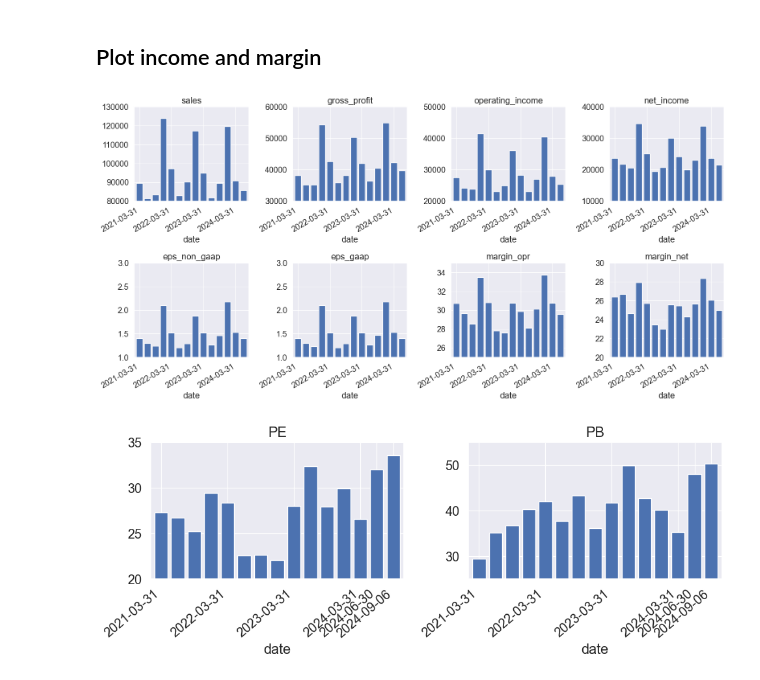
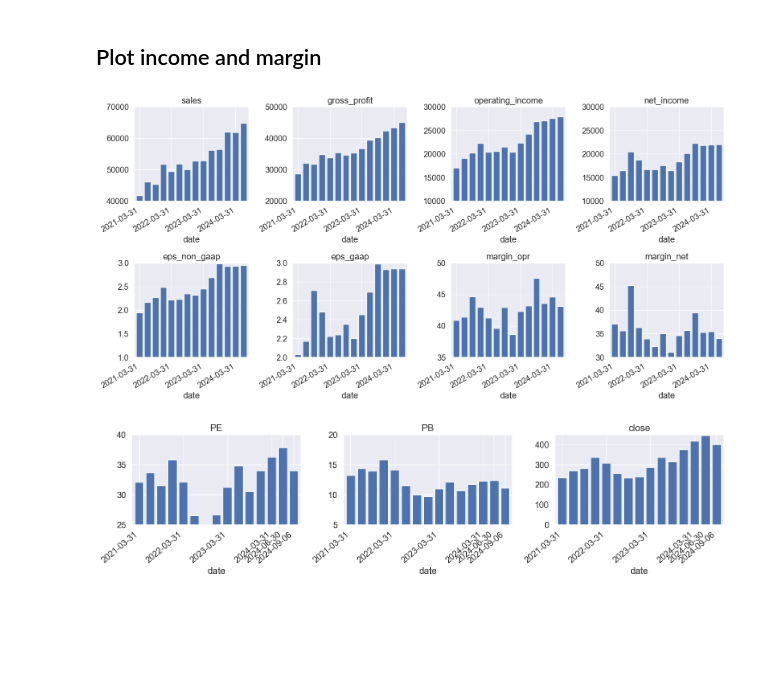
Before and after one commit to yuwei2341/stocks, a Jupyter notebook: Stock_ER.ipynb, the cells around one changed output. Cells and saved outputs as stored; diff of their text form; code cells hidden in the pictures; blank space fills up the shorter version.

```diff
--- a/Stock_ER.ipynb
+++ b/Stock_ER.ipynb
@@ -27,6 +32,6 @@ def get_data(query, repo, key, owner="post-no-preference", branch="master"):
 # %%
-stock = 'AAPL'
-date_start = '2019-12-31'
+stock = 'MSFT'
+date_start = '2017-12-31'
 # -- repo = earning
 query_income = f"""
 -- Data and TTM data from income statement
@@ -143,3 +148,5 @@ LEFT join cash c
     and i.`date` = c.`date`
     and i.period = c.period
 """
+repo = "earnings"
+df0 = get_data(query_income, repo, key)
@@ -231,0 +218,7 @@ Name: date, dtype: object
+# %%
+df_price['close'] = df_price['close'].fillna({
+    17: 337.29,
+    20: 419.21,
+})
+
+df_price
@@ -242,10 +253,16 @@ df2['PB'] = df2['close'] / df2['book_value_per_share']
 # %% [markdown]
 # Plot
 # %%
+is_post_covid = True
+
 if 'date' in df2:
     # Easier for plot with date directly
     # df2['date'] = pd.to_datetime(df2['date']).dt.date
     df2 = df2.set_index('date')
+
+if is_post_covid:
+    date_start_plot = '2020-12-31'  # else date_start
+    df2 = df2.loc[df2.index > date_start_plot, :]
 
 df2 = df2.rename({'income_after_depreciation_and_amortization': 'operating_income',
                   'diluted_eps_before_non_recurring_items': 'eps_non_gaap',
@@ -257,19 +274,6 @@ df2 = df2.rename({'income_after_depreciation_and_amortization': 'operating_incom
 # %% [markdown]
 ## Plot income and margin
 # %%
-def get_xy_lim(plot_values, unit=None):
-    '''Given a list of values for y, get the lower and upper limit of y-axis for plot
-    Note:
-        min_y is largest 10-base number smaller than min(plot_values)
-        max_y is smallest 10-base number larger than max(plot_values)
-        If unit is given, use unit to replace the 10-base
-    '''
-    min_val, max_val = int(min(plot_values)), int(max(plot_values))
-    unit = unit or 10**(len(str(min_val)) - 1)
-    min_y = min_val - min_val % unit
-    max_y = max_val - max_val % unit + unit
-    return min_y, max_y
-
 sns.set_theme(font_scale=1.3)
 
 # Revenue, Income and Margin
@@ -282,37 +286,39 @@ x_ticks = range(0, len(df_income), 4)
 x_labels = df_income.index.values[x_ticks]
 fig = plt.figure(figsize=(16, 8))
 cols_plot = ['sales', 'gross_profit', 'operating_income', 'net_income',
              'eps_non_gaap', 'eps_gaap', 'margin_opr', 'margin_net',]
 for i in range(1, 9):
     ax = fig.add_subplot(2, 4, i)
     col = cols_plot[i - 1]
     df_income[col].plot(kind='bar', ax=ax, title=col, width=0.8)
     unit = None if i <= 6 else 5
     min_y, max_y = get_xy_lim(df_income[col].values, unit)
     ax.set_ylim(min_y, max_y)
     ax.grid('both', linestyle='-', linewidth=0.9)
     ax.set_xticks(x_ticks); ax.set_xticklabels(x_labels, rotation=30, ha='right')
 plt.subplots_adjust(hspace=0.6)
 fig.tight_layout()
 
 # PE and PB
-df_pepb = df2[['PE', 'PB']].copy()
+df_pepb = df2[['PE', 'PB', 'close']].copy()
 x_ticks = list(set(list(range(0, len(df_pepb), 4)) + [len(df_pepb) - 2, len(df_pepb) - 1]))
 x_labels = df_pepb.index.values[x_ticks]
 
-fig = plt.figure(figsize=(10, 4))
-cols_plot = ['PE', 'PB']
-for i in range(1, 3):
-    ax = fig.add_subplot(1, 2, i)
+fig = plt.figure(figsize=(15, 4))
+cols_plot = ['PE', 'PB', 'close']
+for i in range(1, 4):
+    ax = fig.add_subplot(1, 3, i)
     col = cols_plot[i - 1]
     df_pepb[col].plot(kind='bar', ax=ax, title=col, width=0.8)
     unit = 5
     min_y, max_y = get_xy_lim(df_pepb[col].values, unit)
+    if i == 3:  # for price
+        min_y = 0
     ax.set_ylim(min_y, max_y)
     ax.grid('both', linestyle='-', linewidth=0.9)
     ax.set_xticks(x_ticks); ax.set_xticklabels(x_labels, rotation=40, ha='right')
 plt.subplots_adjust(hspace=0.6)
 fig.tight_layout()
 # %% [output]
-[figure, old version]
+[figure, new version]
-[figure, old version]
+[figure, new version]
```
Also changed, not shown: parts of 10 cells of this notebook, 2 other files.
